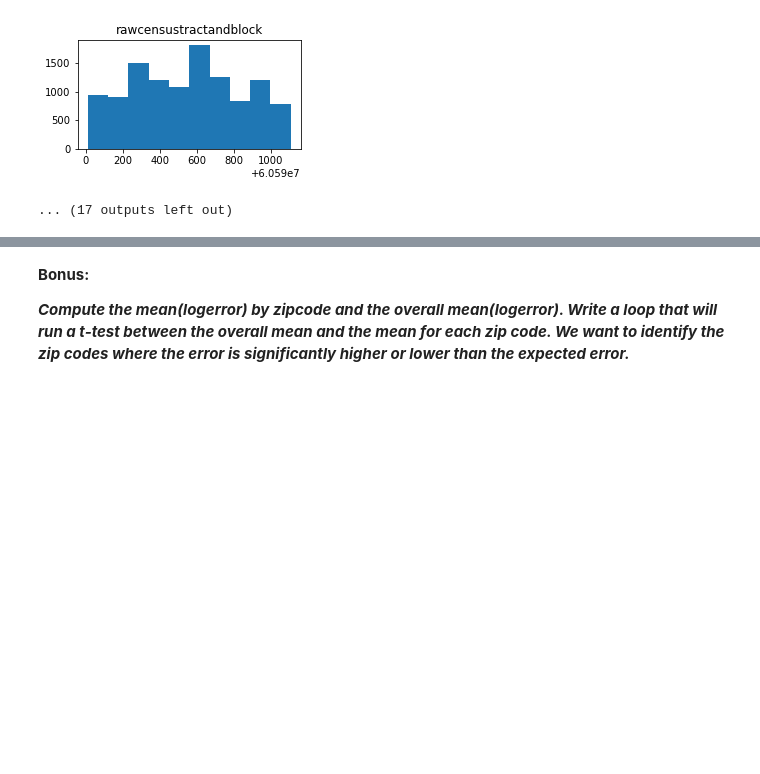
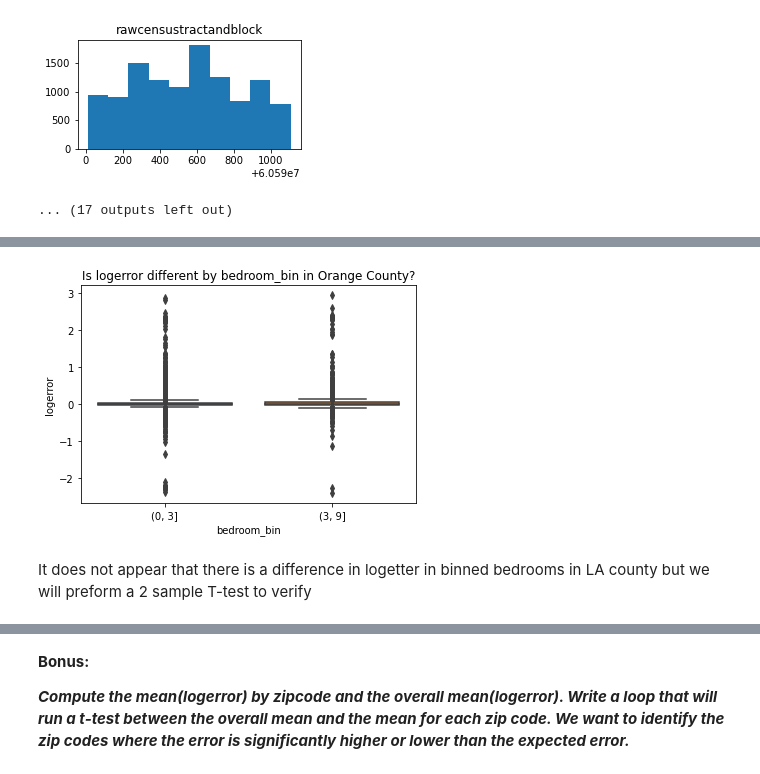
Before and after one commit to CSolitaire/clustering-exercises, a Jupyter notebook: explore_zillow.ipynb, the cells around one changed output, grey strips where cells are left out. Drawn from its saved outputs; the diff is of its cells as text; code cells hidden in the pictures; blank space fills up the shorter version.

```diff
--- a/explore_zillow.ipynb
+++ b/explore_zillow.ipynb
@@ -208,0 +384,11 @@ ______________________________________________________
+# %%
+# Make a new column with bins for better visulization and testing (min, meadian, max)
+
+or_df['bedroom_bin'] = pd.cut(or_df.bedroomcnt, [0, 3, 9])
+sns.boxplot(or_df.bedroom_bin, or_df.logerror)
+plt.title("Is logerror different by bedroom_bin in Orange County?")
+plt.show()
+# %% [output]
+[figure, added]
+# %% [markdown]
+It does not appear that there is a difference in logetter in binned bedrooms in LA county but we will preform a 2 sample T-test to verify
```
Also changed, not shown: parts of 42 cells of this notebook.
